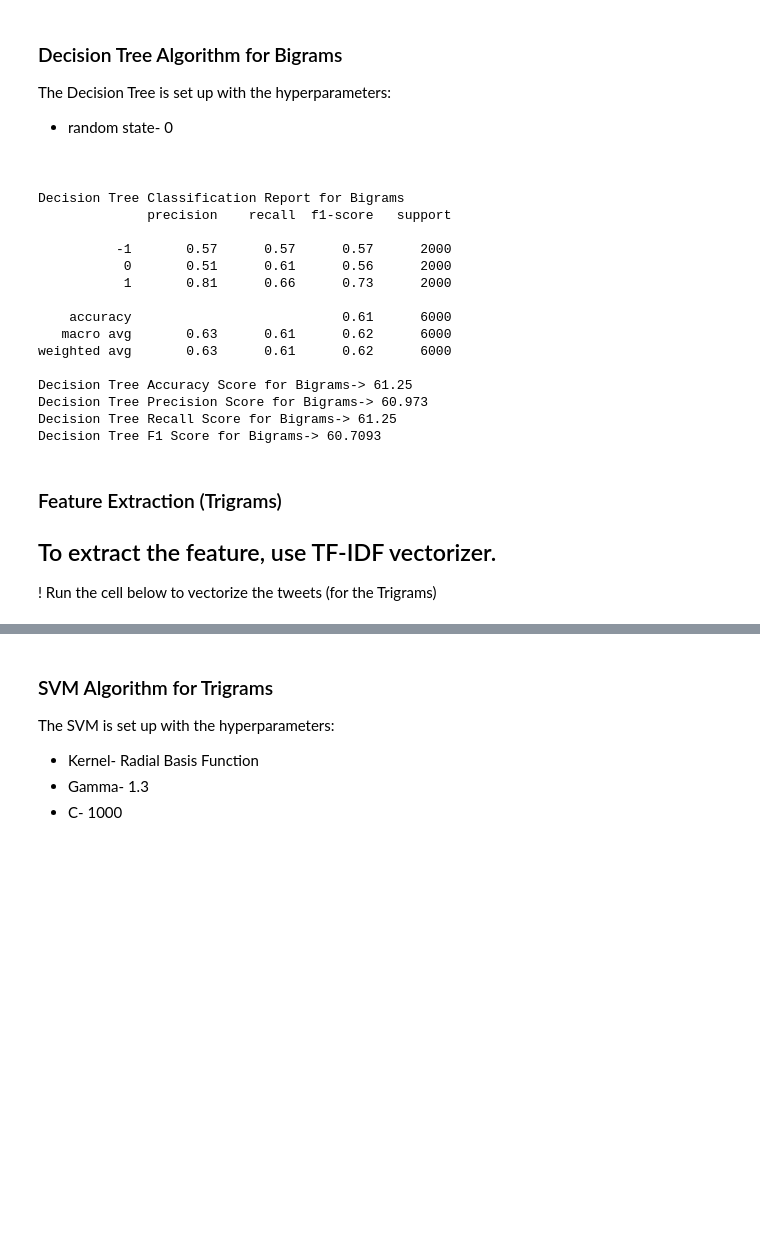
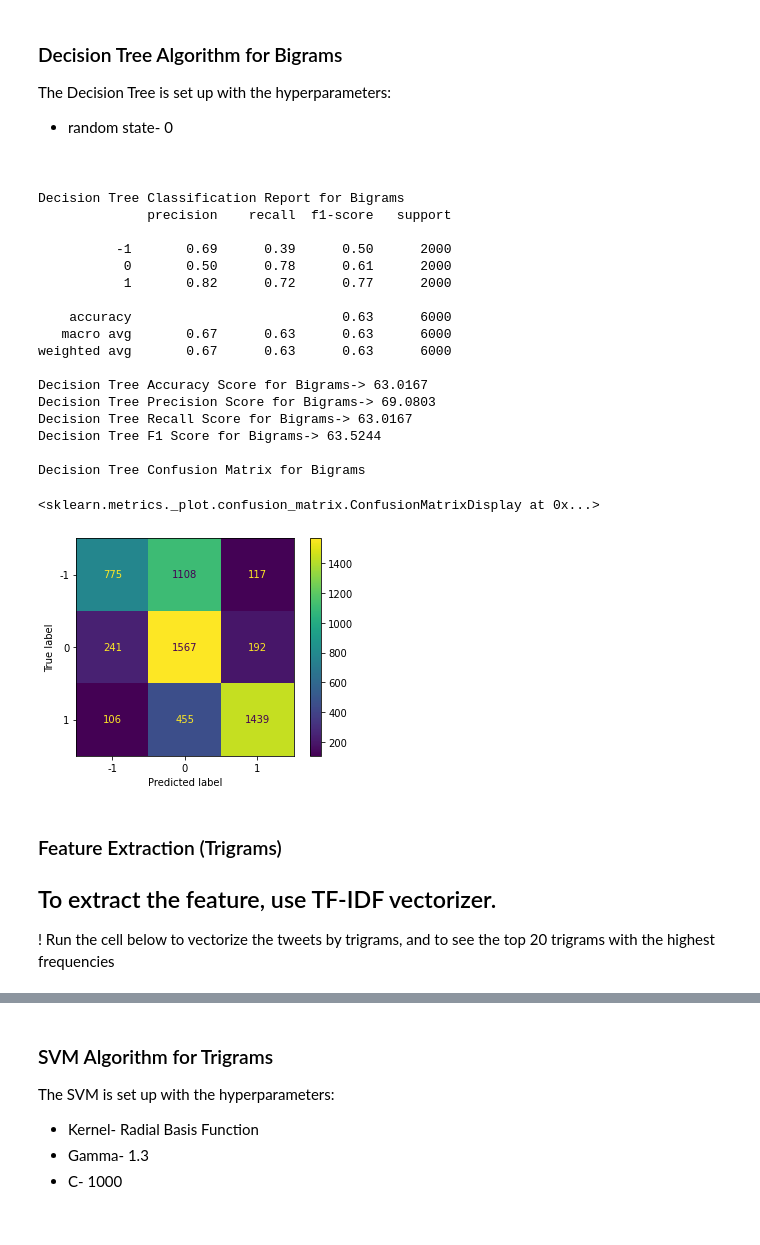
Before and after one commit to Group-Temp/Global-Temperatures, a Jupyter notebook: code/test.ipynb, the cells around one changed output, grey strips where cells are left out. Drawn from its saved outputs; the diff is of its cells as text; code cells hidden in the pictures; blank space fills up the shorter version.

```diff
--- a/code/test.ipynb
+++ b/code/test.ipynb
@@ -419,45 +469,54 @@ The Decision Tree is set up with the hyperparameters:
 # %%
 # Classifier - Algorithm - Decision Tree
 # fit the training dataset on the classifier
 dt = DecisionTreeClassifier(random_state=0)
 dt.fit(Train_X_Tfidf, y_train)
 # predict the labels on validation dataset
 predictions_DecisionTree = dt.predict(Test_X_Tfidf)
 print("Decision Tree Classification Report for Bigrams")
 # Print the classification report
 print(classification_report(y_test,predictions_DecisionTree))
 
 print("Decision Tree Accuracy Score for Bigrams-> ", end="")
 print(round(accuracy_score(predictions_DecisionTree, y_test)*100,4))
 print("Decision Tree Precision Score for Bigrams-> ", end="")
 print(round(precision_score(predictions_DecisionTree, y_test, average='weighted')*100,4))
 print("Decision Tree Recall Score for Bigrams-> ", end="")
 print(round(recall_score(predictions_DecisionTree, y_test, average='weighted')*100,4))
 print("Decision Tree F1 Score for Bigrams-> ", end="")
 print(round(f1_score(predictions_DecisionTree, y_test, average='weighted')*100,4))
+
+print()
+print("Decision Tree Confusion Matrix for Bigrams")
+# Print the confusion matrix
+ConfusionMatrixDisplay.from_estimator(dt, Test_X_Tfidf, y_test)
 # %% [output]
 Decision Tree Classification Report for Bigrams
               precision    recall  f1-score   support
 
-          -1       0.57      0.57      0.57      2000
-           0       0.51      0.61      0.56      2000
-           1       0.81      0.66      0.73      2000
+          -1       0.69      0.39      0.50      2000
+           0       0.50      0.78      0.61      2000
+           1       0.82      0.72      0.77      2000
 
-    accuracy                           0.61      6000
-   macro avg       0.63      0.61      0.62      6000
-weighted avg       0.63      0.61      0.62      6000
+    accuracy                           0.63      6000
+   macro avg       0.67      0.63      0.63      6000
+weighted avg       0.67      0.63      0.63      6000
 
-Decision Tree Accuracy Score for Bigrams-> 61.25
-Decision Tree Precision Score for Bigrams-> 60.973
-Decision Tree Recall Score for Bigrams-> 61.25
-Decision Tree F1 Score for Bigrams-> 60.7093
+Decision Tree Accuracy Score for Bigrams-> 63.0167
+Decision Tree Precision Score for Bigrams-> 69.0803
+Decision Tree Recall Score for Bigrams-> 63.0167
+Decision Tree F1 Score for Bigrams-> 63.5244
+
+Decision Tree Confusion Matrix for Bigrams
+<sklearn.metrics._plot.confusion_matrix.ConfusionMatrixDisplay at 0x...>
+[figure, added]
 # %% [markdown]
 ### Feature Extraction (Trigrams)
 
 To extract the feature, use TF-IDF vectorizer.
 <br>
 ---
-! Run the cell below to vectorize the tweets (for the Trigrams)
+! Run the cell below to vectorize the tweets by trigrams, and to see the top 20 trigrams with the highest frequencies
 # %%
 #To extract the features use TF-IDF vectorizer
 Tfidf_vect = TfidfVectorizer(ngram_range=(3,3)) #Unigram
```
Also changed, not shown: parts of 13 cells of this notebook, 8 other files.
